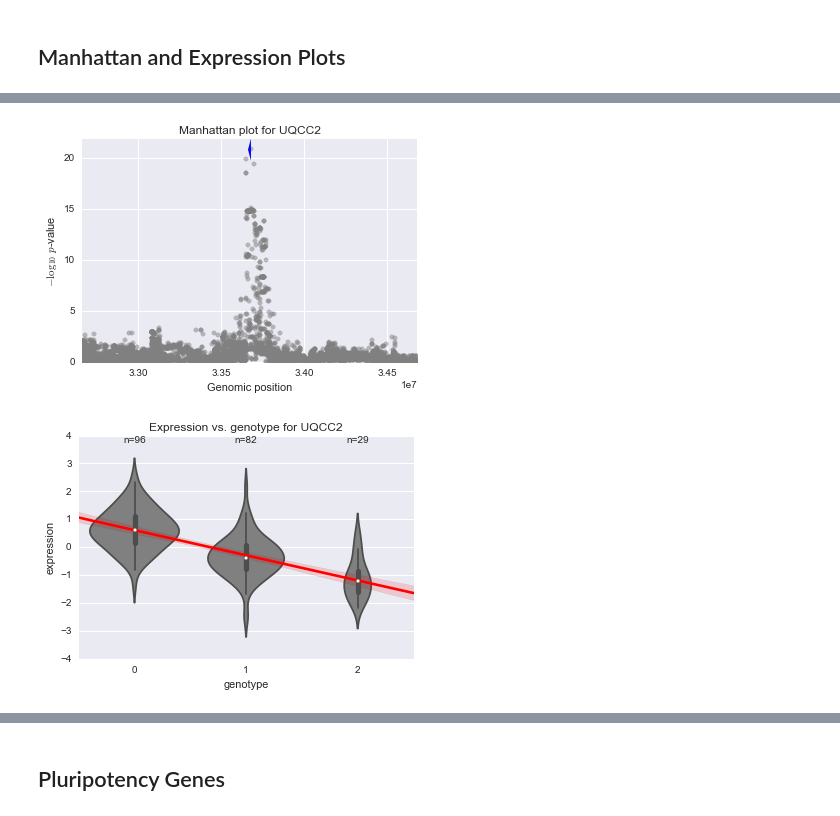
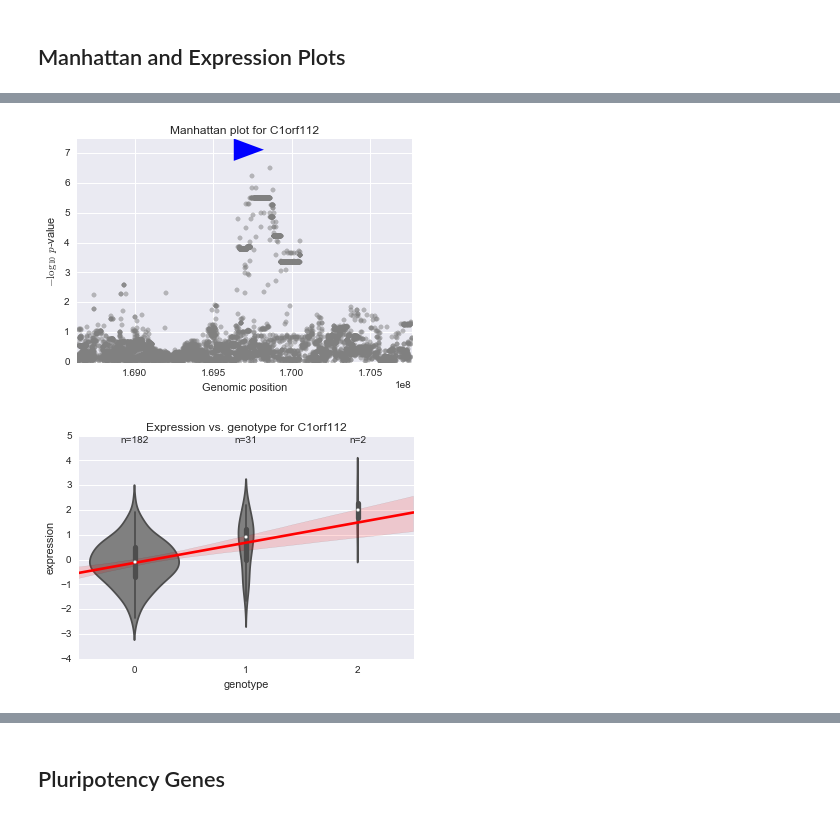
Before and after one commit to frazer-lab/cardips-ipsc-eqtl, a Jupyter notebook: notebooks/eQTL Analysis.ipynb, the cells around one changed output, grey strips where cells are left out. Cells and saved outputs as stored; diff of their text form; code cells hidden in the pictures.

```diff
--- a/notebooks/eQTL Analysis.ipynb
+++ b/notebooks/eQTL Analysis.ipynb
@@ -373,11 +250,13 @@ gene.
 ## Gencode Gene Type
 # %%
 t = pd.DataFrame(0, index=set(gene_info.gene_type), columns=['sig', 'not_sig'])
-vc = gene_info.ix[qvalues[qvalues.sig].index, 'gene_type'].value_counts()
+vc = gene_info.ix[qvalues[qvalues.perm_sig].index, 'gene_type'].value_counts()
 t.ix[vc.index, 'sig'] = vc
-vc = gene_info.ix[qvalues[qvalues.sig == False].index, 'gene_type'].value_counts()
+vc = gene_info.ix[qvalues[qvalues.perm_sig == False].index, 'gene_type'].value_counts()
 t.ix[vc.index, 'not_sig'] = vc
 t = t[t.sum(axis=1) > 1]
 t['total'] = t.sum(axis=1)
 #t.sort_values(by='total', inplace=True, ascending=False)
 t.sort_values(by='total', inplace=True)
+t.drop('protein_coding')[['sig', 'not_sig']].plot(kind='barh')
+plt.xlabel('Number of genes');
@@ -391,2 +264,0 @@ plt.ylabel('Number of genes');
-# %%
-sns.set_context('talk', font_scale=1.5)
@@ -410,23 +268,24 @@ plt.xlabel('Number of genes');
 fn = os.path.join(ciepy.root, 'private_output', 'eqtl_input',
                   'filtered_all', '0000.vcf.gz')
 vcf_reader = pyvcf.Reader(open(fn), compressed=True)
-res_fns = glob.glob(os.path.join(ciepy.root, 'private_output', 'run_eqtl_analysis', 'results',
-                                 '*', 'ENS*.tsv'))
+res_fns = glob.glob(os.path.join(ciepy.root, 'private_output', 'run_eqtl_analysis', 'eqtls01',
+                                 'gene_results', '*', 'ENS*.tsv'))
 res_fns = pd.Series(res_fns,
                     index=[os.path.splitext(os.path.split(x)[1])[0] for x in res_fns])
 
-sig = qvalues[qvalues.sig == 1]
-sig = sig.sort_values('qvalue')
+qvalue_sig = qvalues[qvalues.perm_sig == 1]
+qvalue_sig = qvalue_sig.sort_values('perm_qvalue')
 # %%
-def eqtl_summary(g, left=None, right=None, fn_root=None):
-    res = ciepy.read_emmax_output(res_fns[g])
+def eqtl_summary(gene_id, left=None, right=None, fn_root=None):
+    res = ciepy.read_emmax_output(res_fns[gene_id])
     res = res.sort_values('PVALUE')
-    if gene_info.ix[most_sig_single.ix[g, 'gene'], 'strand'] == '+':
-        gene_left = gene_info.ix[most_sig_single.ix[g, 'gene'], 'start']
-        gene_right = gene_info.ix[most_sig_single.ix[g, 'gene'], 'end']
+    ind = sig_single[sig_single.gene_id == gene_id].index[0]
+    if gene_info.ix[gene_id, 'strand'] == '+':
+        gene_left = gene_info.ix[gene_id, 'start']
+        gene_right = gene_info.ix[gene_id, 'end']
     else:
-        gene_right = gene_info.ix[most_sig_single.ix[g, 'gene'], 'start']
-        gene_left = gene_info.ix[most_sig_single.ix[g, 'gene'], 'end']
+        gene_right = gene_info.ix[gene_id, 'start']
+        gene_left = gene_info.ix[gene_id, 'end']
     if left:
         res = res[res.BEG >= gene_left - left]
     if right:
@@ -445,7 +304,7 @@ def eqtl_summary(g, left=None, right=None, fn_root=None):
     #most_sig_single.ix[g, 'tss_start']
     plt.xlabel('Genomic position')
     plt.ylabel('$-\log_{10}$ $p$-value')
-    plt.title('Manhattan plot for {}'.format(gene_info.ix[g, 'gene_name']));
+    plt.title('Manhattan plot for {}'.format(gene_info.ix[gene_id, 'gene_name']));
     if fn_root:
         plt.tight_layout()
         plt.savefig('{}_manhattan.pdf'.format(fn_root))
@@ -454,7 +313,7 @@ def eqtl_summary(g, left=None, right=None, fn_root=None):
                           res.BEG.values[0],
                           res.BEG.values[0] + 1)
     r = t.next()
-    tdf = pd.DataFrame(exp.ix[g])
+    tdf = pd.DataFrame(exp.ix[gene_id])
     tdf.columns = ['expression']
     tdf['genotype'] = 0
     hets = set(exp.columns) & set([s.sample for s in r.get_hets()])
@@ -473,7 +332,7 @@ def eqtl_summary(g, left=None, right=None, fn_root=None):
              verticalalignment='top', horizontalalignment='center')
     plt.text(2, yb, 'n={}'.format(sum(tdf.genotype == 2)),
              verticalalignment='top', horizontalalignment='center')
-    plt.title('Expression vs. genotype for {}'.format(gene_info.ix[g, 'gene_name']));
+    plt.title('Expression vs. genotype for {}'.format(gene_info.ix[gene_id, 'gene_name']));
     if fn_root:
         plt.tight_layout()
         plt.savefig('{}_violin.pdf'.format(fn_root))
@@ -540,6 +339,6 @@ def eqtl_summary(g, left=None, right=None, fn=None):
 # %%
-eqtl_summary(sig.index[0])
+eqtl_summary(sig.gene_id[0])
 # %% [output]
-[figure, old version]
+[figure, new version]
-[figure, old version]
+[figure, new version]
 # %%
```
Also changed, not shown: parts of 61 cells of this notebook, 22 other files.
